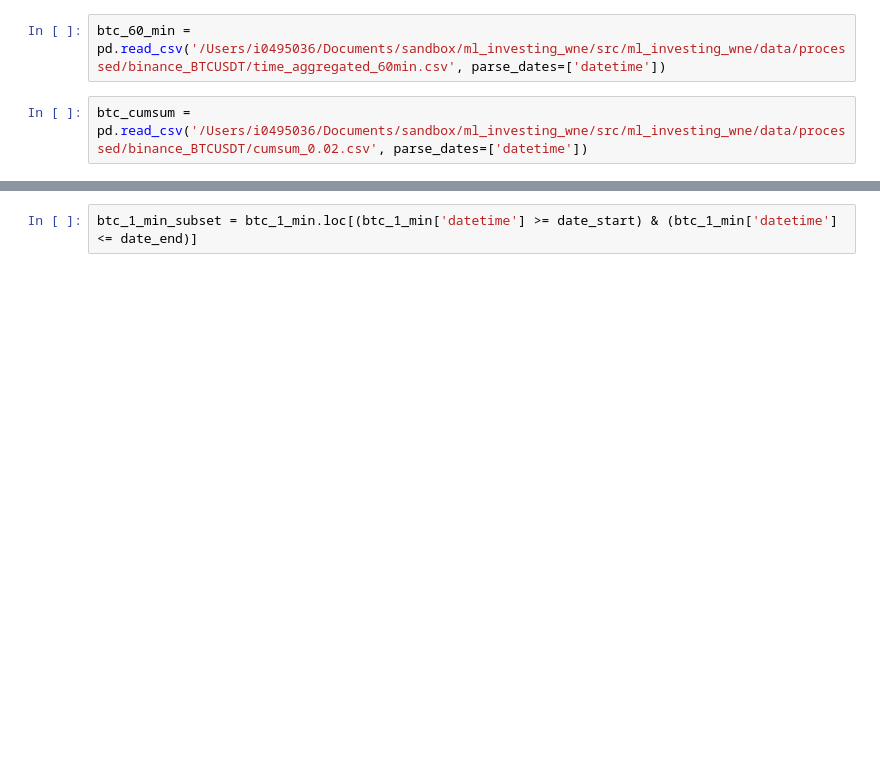
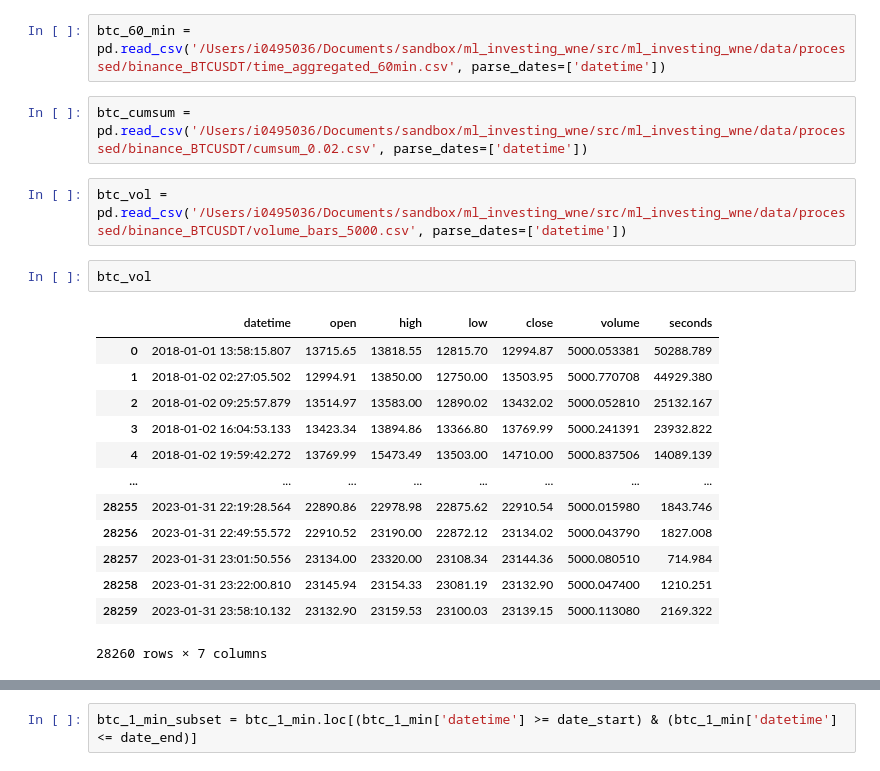
Before and after one commit to pgradz/ml_investing_wne, a Jupyter notebook: src/ml_investing_wne/notebooks/charts.ipynb, the cells around one changed output, grey strips where cells are left out. Drawn from its saved outputs; the diff is of its cells as text; blank space fills up the shorter version.

```diff
--- a/src/ml_investing_wne/notebooks/charts.ipynb
+++ b/src/ml_investing_wne/notebooks/charts.ipynb
@@ -12,3 +13,21 @@ btc_1_min = pd.read_csv('/Users/i0495036/Documents/sandbox/ml_investing_wne/src/
 btc_60_min = pd.read_csv('/Users/i0495036/Documents/sandbox/ml_investing_wne/src/ml_investing_wne/data/processed/binance_BTCUSDT/time_aggregated_60min.csv', parse_dates=['datetime'])
 # %%
 btc_cumsum = pd.read_csv('/Users/i0495036/Documents/sandbox/ml_investing_wne/src/ml_investing_wne/data/processed/binance_BTCUSDT/cumsum_0.02.csv', parse_dates=['datetime'])
+# %%
+btc_vol = pd.read_csv('/Users/i0495036/Documents/sandbox/ml_investing_wne/src/ml_investing_wne/data/processed/binance_BTCUSDT/volume_bars_5000.csv', parse_dates=['datetime'])
+# %%
+btc_vol
+# %% [output]
+|  | datetime | open | high | low | close | volume | seconds |
+| 0 | 2018-01-01 13:58:15.807 | 13715.65 | 13818.55 | 12815.70 | 12994.87 | 5000.053381 | 50288.789 |
+| 1 | 2018-01-02 02:27:05.502 | 12994.91 | 13850.00 | 12750.00 | 13503.95 | 5000.770708 | 44929.380 |
+| 2 | 2018-01-02 09:25:57.879 | 13514.97 | 13583.00 | 12890.02 | 13432.02 | 5000.052810 | 25132.167 |
+| 3 | 2018-01-02 16:04:53.133 | 13423.34 | 13894.86 | 13366.80 | 13769.99 | 5000.241391 | 23932.822 |
+| 4 | 2018-01-02 19:59:42.272 | 13769.99 | 15473.49 | 13503.00 | 14710.00 | 5000.837506 | 14089.139 |
+| ... | ... | ... | ... | ... | ... | ... | ... |
+| 28255 | 2023-01-31 22:19:28.564 | 22890.86 | 22978.98 | 22875.62 | 22910.54 | 5000.015980 | 1843.746 |
+| 28256 | 2023-01-31 22:49:55.572 | 22910.52 | 23190.00 | 22872.12 | 23134.02 | 5000.043790 | 1827.008 |
+| 28257 | 2023-01-31 23:01:50.556 | 23134.00 | 23320.00 | 23108.34 | 23144.36 | 5000.080510 | 714.984 |
+| 28258 | 2023-01-31 23:22:00.810 | 23145.94 | 23154.33 | 23081.19 | 23132.90 | 5000.047400 | 1210.251 |
+| 28259 | 2023-01-31 23:58:10.132 | 23132.90 | 23159.53 | 23100.03 | 23139.15 | 5000.113080 | 2169.322 |
+28260 rows × 7 columns
```
Also changed, not shown: parts of 7 cells of this notebook, 11 other files.
